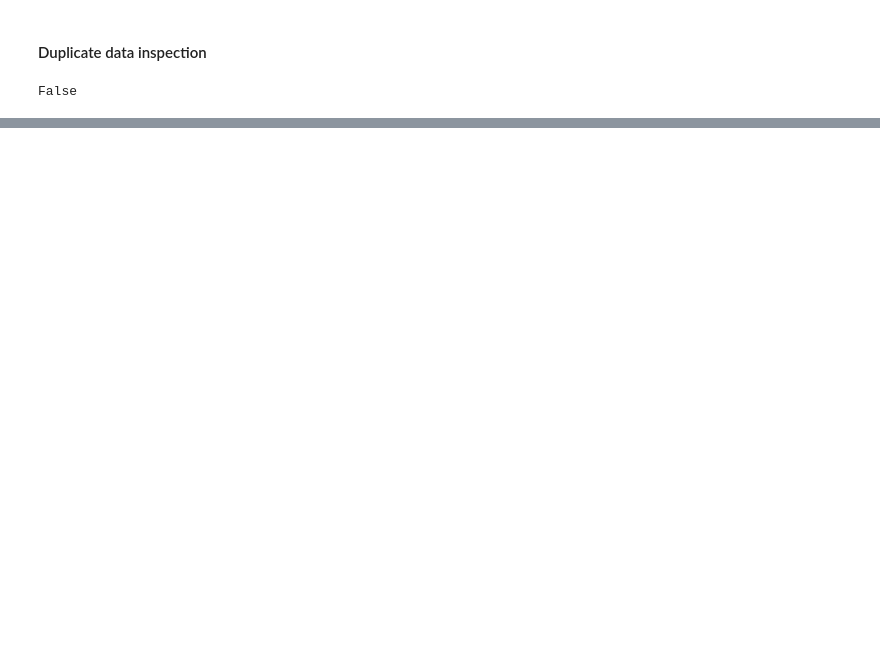
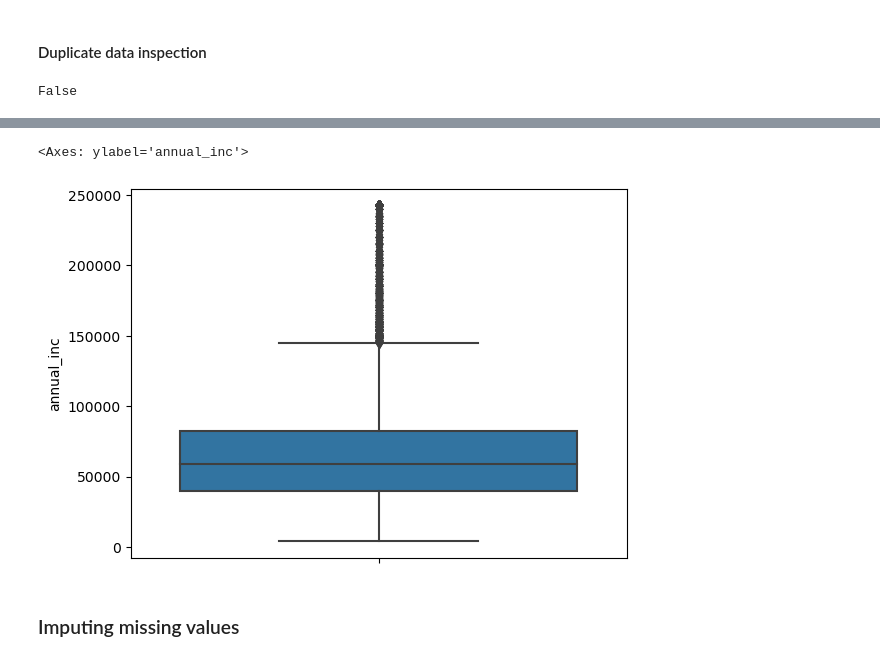
Before and after one commit to zeeamber/Lending-Club-Case-Study, a Jupyter notebook: lending_club_case_study.ipynb, the cells around one changed output, grey strips where cells are left out. Saved outputs shown, nothing was run; the diff lists cells and outputs as text; code cells hidden in the pictures; blank space fills up the shorter version.

```diff
--- a/lending_club_case_study.ipynb
+++ b/lending_club_case_study.ipynb
@@ -203,0 +382,15 @@ memory usage: 14.4+ MB
+# %%
+# Function to get upper and lower threshold values to check outlier
+def outlier_thresholds(df, column_name, q1=0.10, q3=0.90):
+    quartile_1 = df[column_name].quantile(q1)
+    quartile_3 = df[column_name].quantile(q3)
+    iqr = quartile_3 - quartile_1 # inter quartile range
+    upper = quartile_3 + 1.5 * iqr
+    lower = quartile_1 - 1.5 * iqr
+    return lower, upper
+
+def check_outlier(df, column_name):
+    lower_threshold, upper_threshold = outlier_thresholds(df, column_name)
+    if df[(df[column_name] < lower_threshold) | (df[column_name] > upper_threshold)].any(axis = None):
+        return True
+    return False
@@ -203,0 +414,16 @@ memory usage: 14.4+ MB
+# %%
+def fix_outliers(df, column_name):
+    lower_threshold, upper_threshold = outlier_thresholds(df, column_name)
+    # values less than lower_threshold is replaced by lower_threshold
+    df.loc[(df[column_name] < lower_threshold), column_name] = lower_threshold
+    # values more than upper_threshold is replaced by upper_threshold
+    df.loc[(df[column_name] > upper_threshold), column_name] = upper_threshold
+# %%
+# Fix outliers for annual_inc
+fix_outliers(loan_df, "annual_inc")
+sns.boxplot(y = "annual_inc", data = loan_df)
+# %% [output]
+<Axes: ylabel='annual_inc'>
+[figure, added]
+# %% [markdown]
+### Imputing missing values
```
Also changed, not shown: parts of 97 cells of this notebook.
